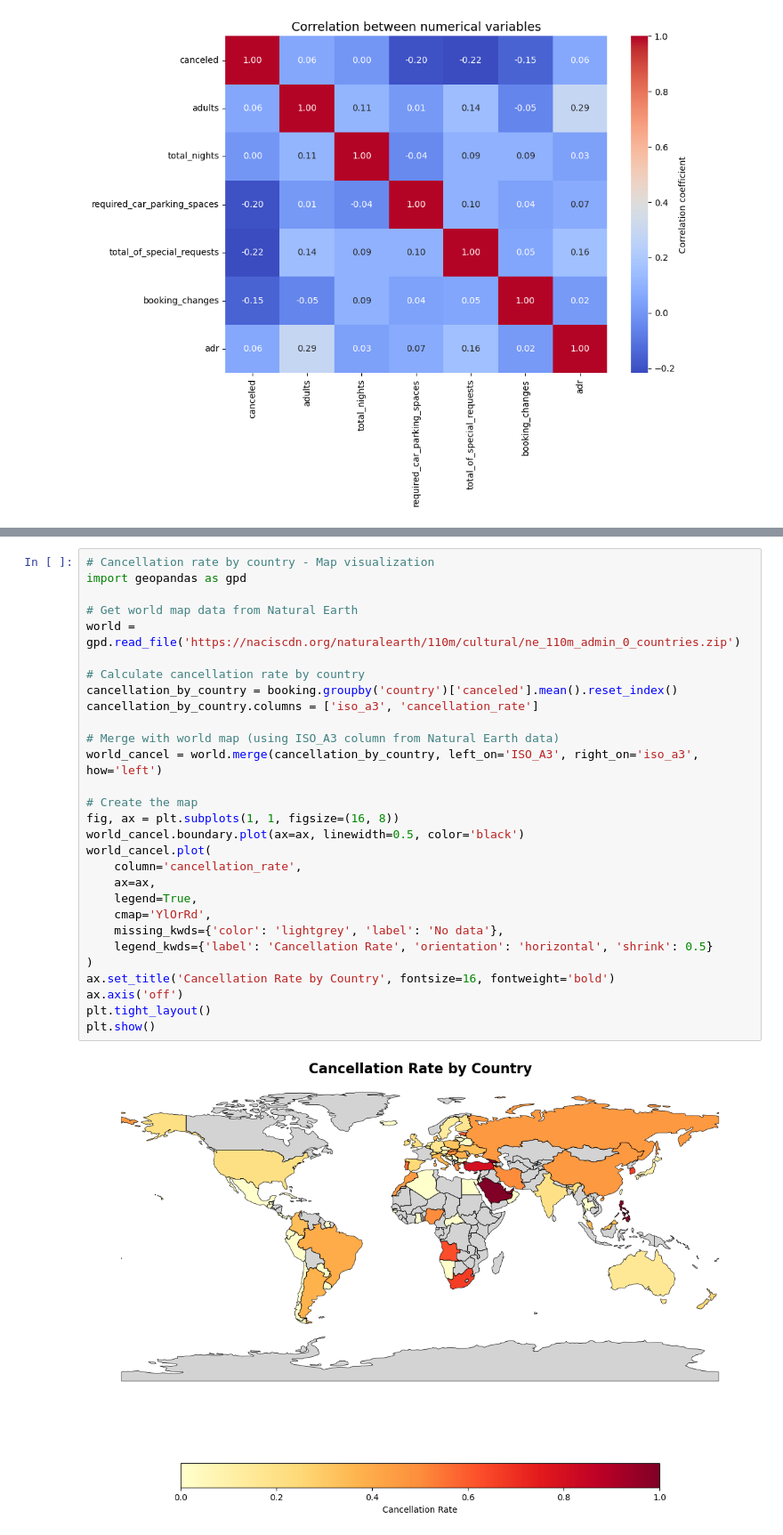
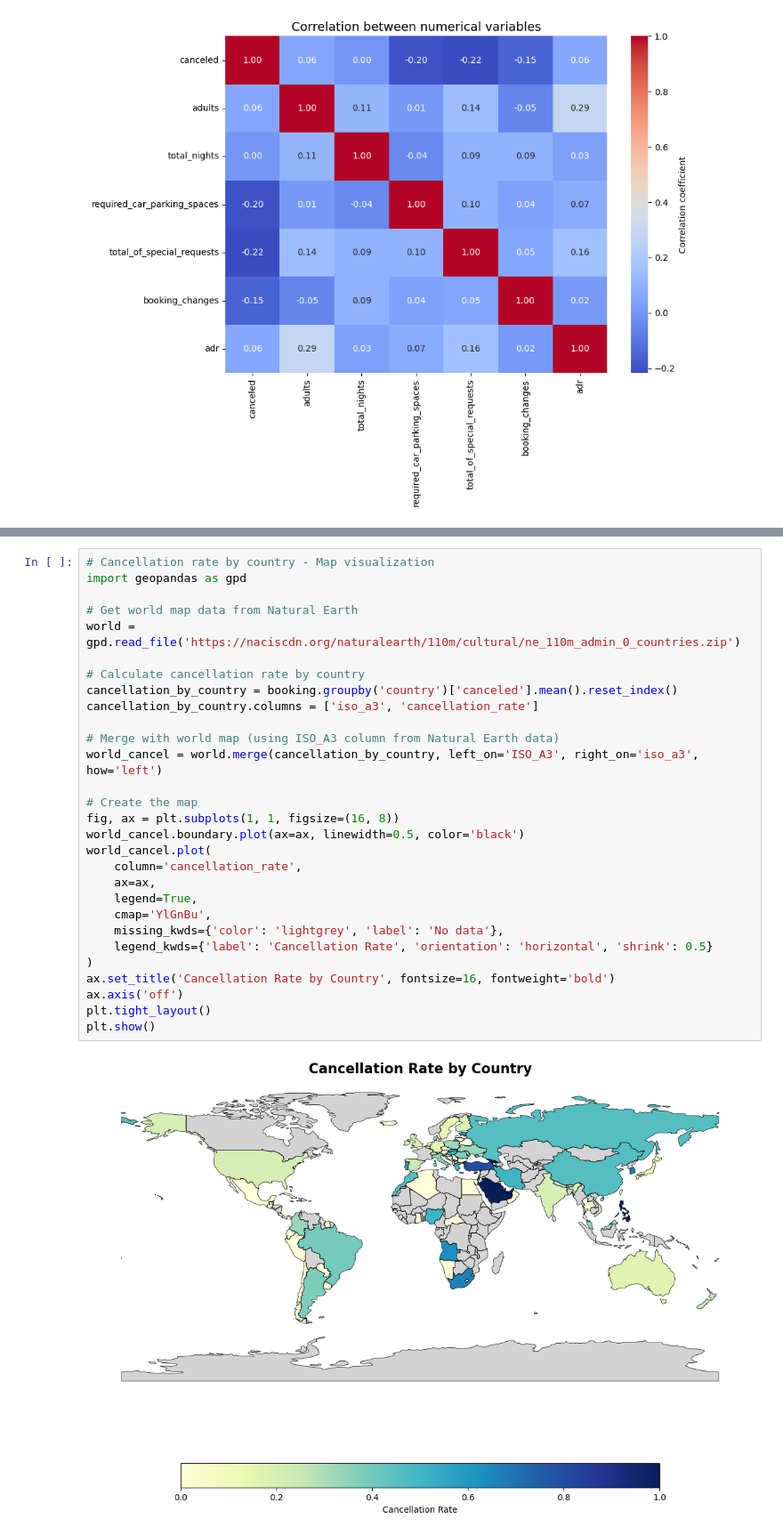
Before and after one commit to luciledubarry/Hotel_booking_analysis, a Jupyter notebook: hotel_booking_analysis.ipynb, the cells around one changed output, grey strips where cells are left out. Shown at 89% size. Drawn from its saved outputs; the diff is of its cells as text.

```diff
--- a/hotel_booking_analysis.ipynb
+++ b/hotel_booking_analysis.ipynb
@@ -329,31 +314,31 @@ Passing `palette` without assigning `hue` is deprecated and will be removed in v
 # %%
 # Cancellation rate by country - Map visualization
 import geopandas as gpd
 
 # Get world map data from Natural Earth
 world = gpd.read_file('https://naciscdn.org/naturalearth/110m/cultural/ne_110m_admin_0_countries.zip')
 
 # Calculate cancellation rate by country
 cancellation_by_country = booking.groupby('country')['canceled'].mean().reset_index()
 cancellation_by_country.columns = ['iso_a3', 'cancellation_rate']
 
 # Merge with world map (using ISO_A3 column from Natural Earth data)
 world_cancel = world.merge(cancellation_by_country, left_on='ISO_A3', right_on='iso_a3', how='left')
 
 # Create the map
 fig, ax = plt.subplots(1, 1, figsize=(16, 8))
 world_cancel.boundary.plot(ax=ax, linewidth=0.5, color='black')
 world_cancel.plot(
     column='cancellation_rate',
     ax=ax,
     legend=True,
-    cmap='YlOrRd',
+    cmap='YlGnBu',
     missing_kwds={'color': 'lightgrey', 'label': 'No data'},
     legend_kwds={'label': 'Cancellation Rate', 'orientation': 'horizontal', 'shrink': 0.5}
 )
 ax.set_title('Cancellation Rate by Country', fontsize=16, fontweight='bold')
 ax.axis('off')
 plt.tight_layout()
 plt.show()
 # %% [output]
-[figure, old version]
+[figure, new version]
```
Also changed, not shown: parts of 3 cells of this notebook.
